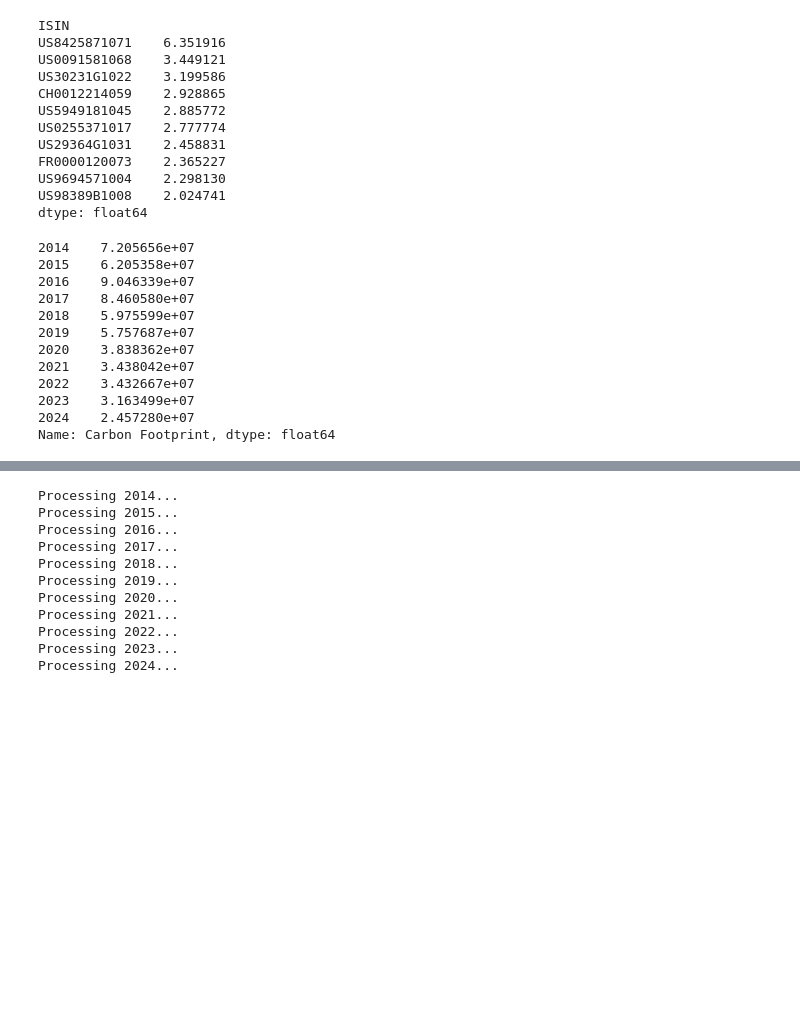
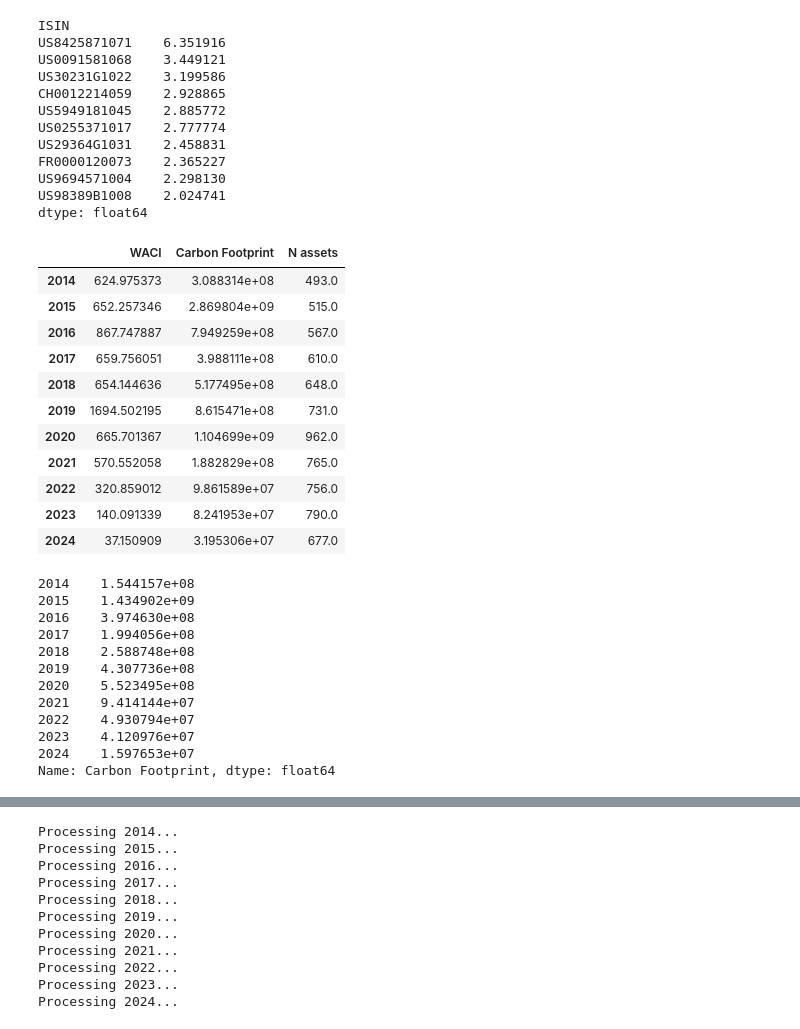
Before and after one commit to Dianebodenreider/SAAM, a Jupyter notebook: notebooks/saam_part1.ipynb, the cells around one changed output, grey strips where cells are left out. Drawn from its saved outputs; the diff is of its cells as text; code cells hidden in the pictures; blank space fills up the shorter version.

```diff
--- a/notebooks/saam_part1.ipynb
+++ b/notebooks/saam_part1.ipynb
@@ -2889,28 +2889,61 @@ dtype: float64
 # %%
 
 #Section 3.2 — Long-only Minimum Variance Portfolio with Carbon Constraint
+# %%
+# =========================================================
+# MVP UNCONSTRAINED — CARBON FOOTPRINT (for target definition)
+# =========================================================
+
+# Convert keys from string to int for optimal_weights_by_year
+optimal_weights_by_year_int = {
+    int(k): v for k, v in optimal_weights_by_year.items()
+}
+
+mvp_carbon_df = compute_waci_cf(
+    optimal_weights_by_year_int,  # ← Use converted dict with INT keys
+    CI_total,
+    emissions_total,
+    mcap_by_year,
+    start_year=2014,
+    end_year=2024
+)
+
+display(mvp_carbon_df)
+# %% [output]
+|  | WACI | Carbon Footprint | N assets |
+| 2014 | 624.975373 | 3.088314e+08 | 493.0 |
+| 2015 | 652.257346 | 2.869804e+09 | 515.0 |
+| 2016 | 867.747887 | 7.949259e+08 | 567.0 |
+| 2017 | 659.756051 | 3.988111e+08 | 610.0 |
+| 2018 | 654.144636 | 5.177495e+08 | 648.0 |
+| 2019 | 1694.502195 | 8.615471e+08 | 731.0 |
+| 2020 | 665.701367 | 1.104699e+09 | 962.0 |
+| 2021 | 570.552058 | 1.882829e+08 | 765.0 |
+| 2022 | 320.859012 | 9.861589e+07 | 756.0 |
+| 2023 | 140.091339 | 8.241953e+07 | 790.0 |
+| 2024 | 37.150909 | 3.195306e+07 | 677.0 |
 # %%
 # =========================================================
-# TARGET CARBON FOOTPRINT
+# TARGET CARBON FOOTPRINT (50% of MVP unconstrained)
 # =========================================================
 
 carbon_targets = (
-    climate_metrics["Carbon Footprint"] * 0.5
+    mvp_carbon_df["Carbon Footprint"] * 0.5  #
 )
 
 print(carbon_targets)
 # %% [output]
-2014    7.205656e+07
-2015    6.205358e+07
-2016    9.046339e+07
-2017    8.460580e+07
-2018    5.975599e+07
-2019    5.757687e+07
-2020    3.838362e+07
-2021    3.438042e+07
-2022    3.432667e+07
-2023    3.163499e+07
-2024    2.457280e+07
+2014    1.544157e+08
+2015    1.434902e+09
+2016    3.974630e+08
+2017    1.994056e+08
+2018    2.588748e+08
+2019    4.307736e+08
+2020    5.523495e+08
+2021    9.414144e+07
+2022    4.930794e+07
+2023    4.120976e+07
+2024    1.597653e+07
 Name: Carbon Footprint, dtype: float64
 # %%
 import numpy as np
```
Also changed, not shown: parts of 7 cells of this notebook, 1 other file.
